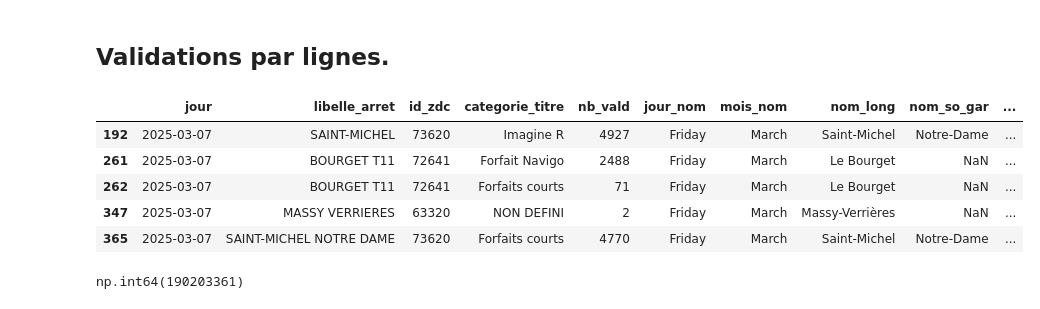
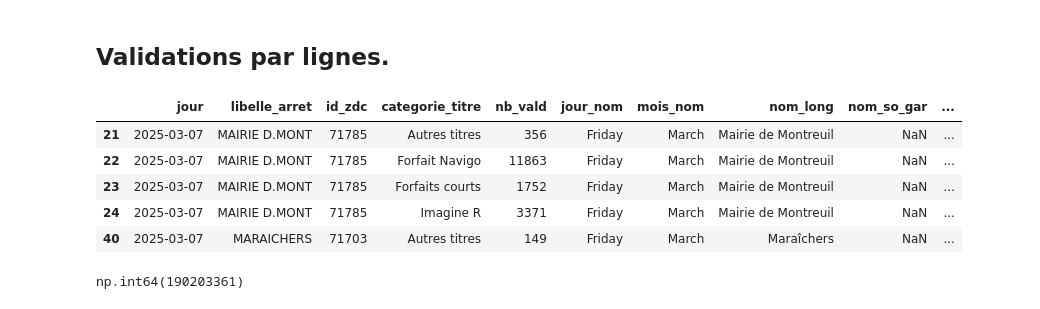
Before and after one commit to m1111111ke/idfm, a Jupyter notebook: notebooks/2_idfm_analyses.ipynb, the cells around one changed output. Cells and saved outputs as stored; diff of their text form; code cells hidden in the pictures.

```diff
--- a/notebooks/2_idfm_analyses.ipynb
+++ b/notebooks/2_idfm_analyses.ipynb
@@ -95,14 +95,14 @@ ValueError: Could not interpret value `Ligne` for `x`. An entry with this name d
 ## Validations par lignes.
 # %%
 # Exemple filtrage des stations par lignes pour analyse.
-df[df["res_com"].str.contains("RER B", na=False)].head()
+df[df["res_com"].str.contains("METRO 9", na=False)].head()
 # %% [output]
 |  | jour | libelle_arret | id_zdc | categorie_titre | nb_vald | jour_nom | mois_nom | nom_long | nom_so_gar | ... |
-| 192 | 2025-03-07 | SAINT-MICHEL | 73620 | Imagine R | 4927 | Friday | March | Saint-Michel | Notre-Dame | ... |
-| 261 | 2025-03-07 | BOURGET T11 | 72641 | Forfait Navigo | 2488 | Friday | March | Le Bourget | NaN | ... |
-| 262 | 2025-03-07 | BOURGET T11 | 72641 | Forfaits courts | 71 | Friday | March | Le Bourget | NaN | ... |
-| 347 | 2025-03-07 | MASSY VERRIERES | 63320 | NON DEFINI | 2 | Friday | March | Massy-Verrières | NaN | ... |
-| 365 | 2025-03-07 | SAINT-MICHEL NOTRE DAME | 73620 | Forfaits courts | 4770 | Friday | March | Saint-Michel | Notre-Dame | ... |
+| 21 | 2025-03-07 | MAIRIE D.MONT | 71785 | Autres titres | 356 | Friday | March | Mairie de Montreuil | NaN | ... |
+| 22 | 2025-03-07 | MAIRIE D.MONT | 71785 | Forfait Navigo | 11863 | Friday | March | Mairie de Montreuil | NaN | ... |
+| 23 | 2025-03-07 | MAIRIE D.MONT | 71785 | Forfaits courts | 1752 | Friday | March | Mairie de Montreuil | NaN | ... |
+| 24 | 2025-03-07 | MAIRIE D.MONT | 71785 | Imagine R | 3371 | Friday | March | Mairie de Montreuil | NaN | ... |
+| 40 | 2025-03-07 | MARAICHERS | 71703 | Autres titres | 149 | Friday | March | Maraîchers | NaN | ... |
 # %%
 # Somme "nb_vald" pour une ligne donnée.
 df[df["res_com"].str.contains("RER B", na=False)]["nb_vald"].sum()
```
Also changed, not shown: parts of 6 cells of this notebook, 1 other file.
